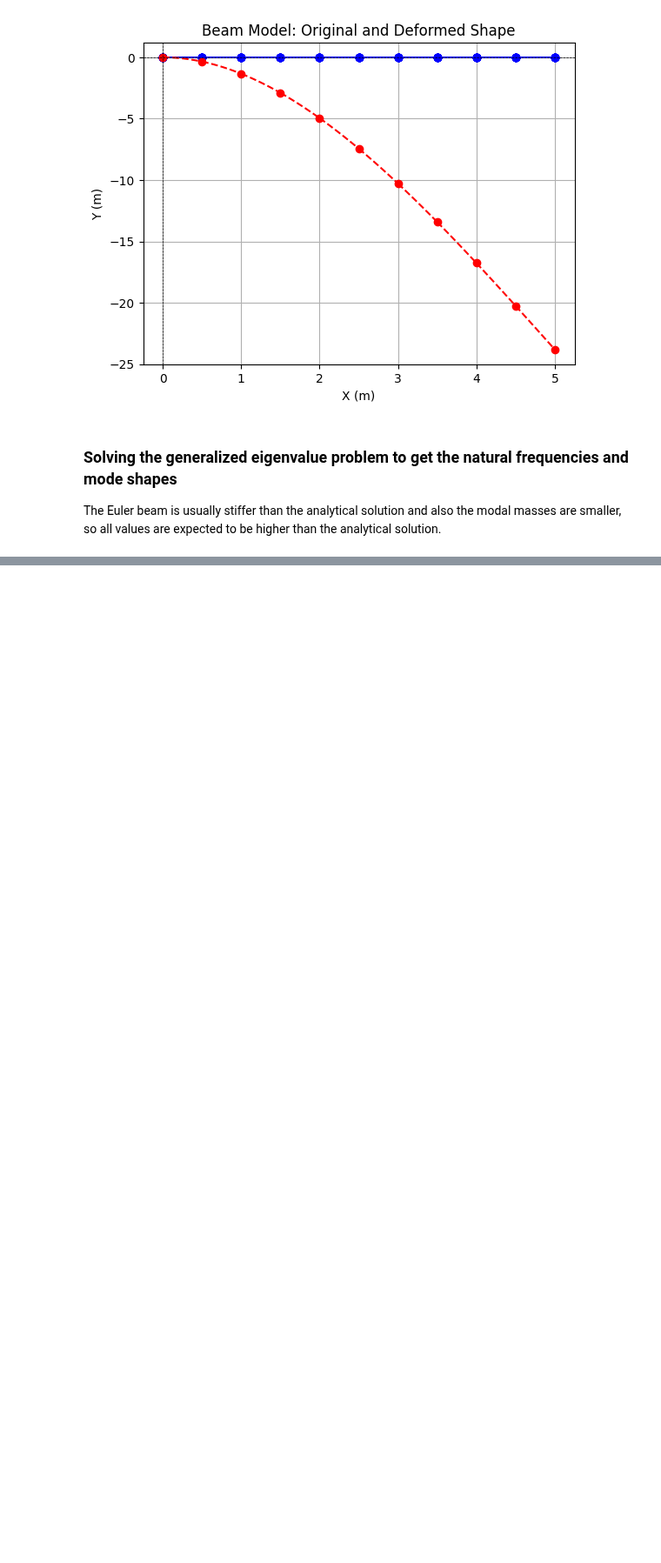
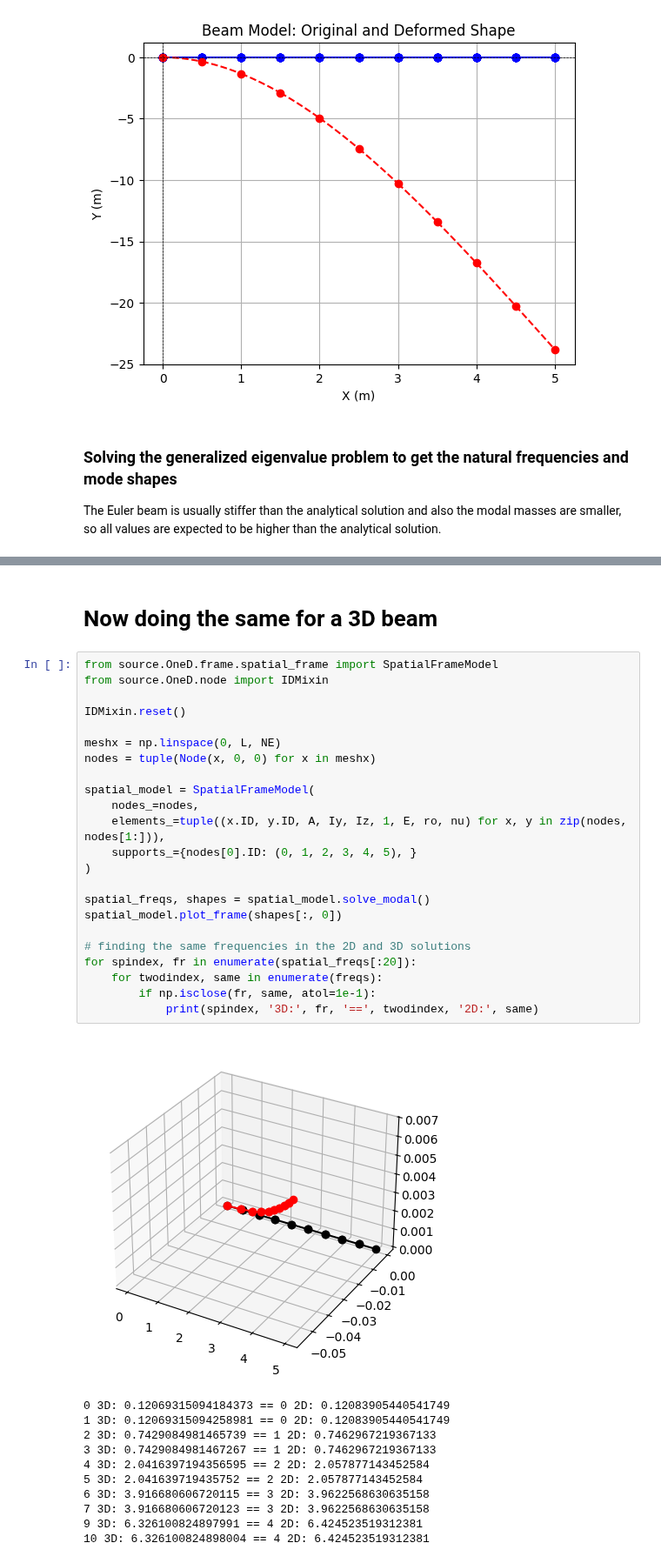
Before and after one commit to jkbgbr/FEM_Practical_Course, a Jupyter notebook: source/OneD/notebooks/beam_modal_analysis.ipynb, the cells around one changed output, grey strips where cells are left out. Shown at 87% size. Drawn from its saved outputs; the diff is of its cells as text; blank space fills up the shorter version.

Commit message:
3D frame modal analysis

```diff
--- a/source/OneD/notebooks/beam_modal_analysis.ipynb
+++ b/source/OneD/notebooks/beam_modal_analysis.ipynb
@@ -110,2 +110,39 @@ f3 should be 1.8372 Hz
 5. mode shape: 6.4245 Hz
 [figure]
+# %% [markdown]
+# Now doing the same for a 3D beam
+# %%
+from source.OneD.frame.spatial_frame import SpatialFrameModel
+from source.OneD.node import IDMixin
+
+IDMixin.reset()
+
+meshx = np.linspace(0, L, NE)
+nodes = tuple(Node(x, 0, 0) for x in meshx)
+
+spatial_model = SpatialFrameModel(
+    nodes_=nodes,
+    elements_=tuple((x.ID, y.ID, A, Iy, Iz, 1, E, ro, nu) for x, y in zip(nodes, nodes[1:])),
+    supports_={nodes[0].ID: (0, 1, 2, 3, 4, 5), }
+)
+
+spatial_freqs, shapes = spatial_model.solve_modal()
+spatial_model.plot_frame(shapes[:, 0])
+
+# finding the same frequencies in the 2D and 3D solutions
+for spindex, fr in enumerate(spatial_freqs[:20]):
+    for twodindex, same in enumerate(freqs):
+        if np.isclose(fr, same, atol=1e-1):
+            print(spindex, '3D:', fr, '==', twodindex, '2D:', same)
+# %% [output]
+[figure, added]
+0 3D: 0.12069315094184373 == 0 2D: 0.12083905440541749
+1 3D: 0.12069315094258981 == 0 2D: 0.12083905440541749
+2 3D: 0.7429084981465739 == 1 2D: 0.7462967219367133
+3 3D: 0.7429084981467267 == 1 2D: 0.7462967219367133
+4 3D: 2.0416397194356595 == 2 2D: 2.057877143452584
+5 3D: 2.041639719435752 == 2 2D: 2.057877143452584
+6 3D: 3.916680606720115 == 3 2D: 3.9622568630635158
+7 3D: 3.916680606720123 == 3 2D: 3.9622568630635158
+9 3D: 6.326100824897991 == 4 2D: 6.424523519312381
+10 3D: 6.326100824898004 == 4 2D: 6.424523519312381
```
Also changed, not shown: parts of 1 cell of this notebook, 3 other files.
